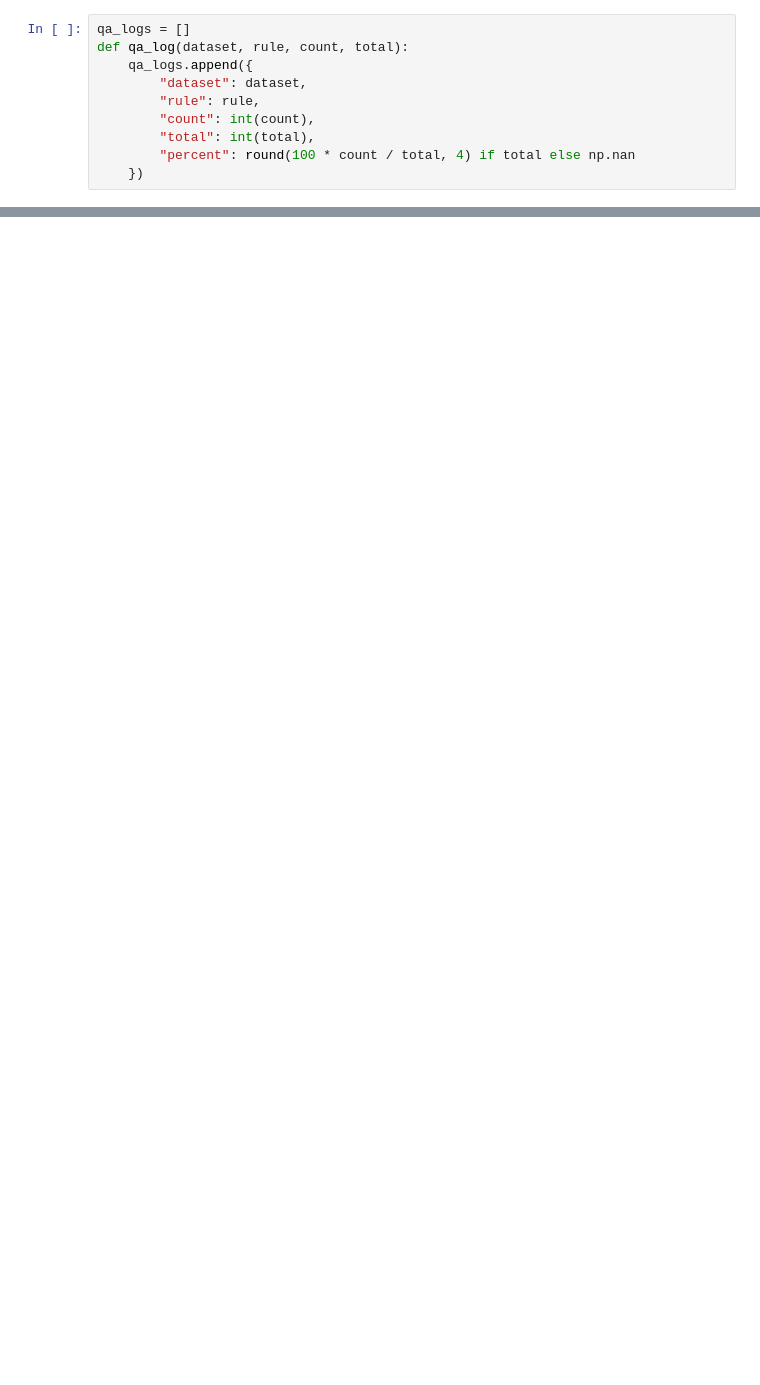
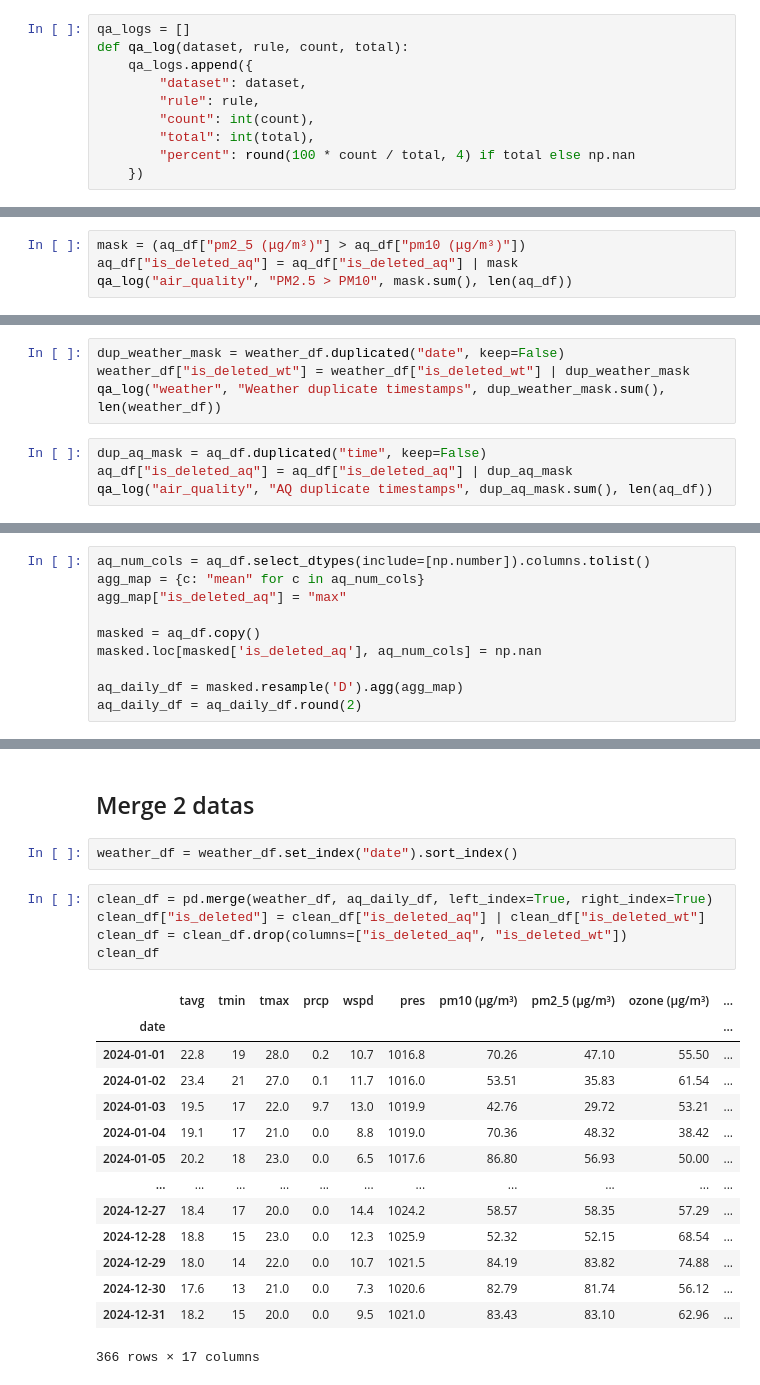
Before and after one commit to tannedjames/2526-LTXLDL-Project-AIT2006-4-3.2, a Jupyter notebook: dung/src/main.ipynb, the cells around one changed output, grey strips where cells are left out. Drawn from its saved outputs; the diff is of its cells as text; blank space fills up the shorter version.

```diff
--- a/dung/src/main.ipynb
+++ b/dung/src/main.ipynb
@@ -216,0 +199,4 @@ qa_df.to_csv(reports_dir / "qa_summary.csv", index=False)
+# %%
+mask = (aq_df["pm2_5 (μg/m³)"] > aq_df["pm10 (μg/m³)"])
+aq_df["is_deleted_aq"] = aq_df["is_deleted_aq"] | mask
+qa_log("air_quality", "PM2.5 > PM10", mask.sum(), len(aq_df))
@@ -216,0 +205,8 @@ qa_df.to_csv(reports_dir / "qa_summary.csv", index=False)
+# %%
+dup_weather_mask = weather_df.duplicated("date", keep=False)
+weather_df["is_deleted_wt"] = weather_df["is_deleted_wt"] | dup_weather_mask
+qa_log("weather", "Weather duplicate timestamps", dup_weather_mask.sum(), len(weather_df))
+# %%
+dup_aq_mask = aq_df.duplicated("time", keep=False)
+aq_df["is_deleted_aq"] = aq_df["is_deleted_aq"] | dup_aq_mask
+qa_log("air_quality", "AQ duplicate timestamps", dup_aq_mask.sum(), len(aq_df))
@@ -216,0 +271,10 @@ qa_df.to_csv(reports_dir / "qa_summary.csv", index=False)
+# %%
+aq_num_cols = aq_df.select_dtypes(include=[np.number]).columns.tolist()
+agg_map = {c: "mean" for c in aq_num_cols}
+agg_map["is_deleted_aq"] = "max"
+
+masked = aq_df.copy()
+masked.loc[masked['is_deleted_aq'], aq_num_cols] = np.nan
+
+aq_daily_df = masked.resample('D').agg(agg_map)
+aq_daily_df = aq_daily_df.round(2)
@@ -216,0 +298,24 @@ qa_df.to_csv(reports_dir / "qa_summary.csv", index=False)
+# %% [markdown]
+## Merge 2 datas
+# %%
+weather_df = weather_df.set_index("date").sort_index()
+# %%
+clean_df = pd.merge(weather_df, aq_daily_df, left_index=True, right_index=True)
+clean_df["is_deleted"] = clean_df["is_deleted_aq"] | clean_df["is_deleted_wt"]
+clean_df = clean_df.drop(columns=["is_deleted_aq", "is_deleted_wt"])
+clean_df
+# %% [output]
+|  | tavg | tmin | tmax | prcp | wspd | pres | pm10 (μg/m³) | pm2_5 (μg/m³) | ozone (μg/m³) | ... |
+| date |  |  |  |  |  |  |  |  |  | ... |
+| 2024-01-01 | 22.8 | 19 | 28.0 | 0.2 | 10.7 | 1016.8 | 70.26 | 47.10 | 55.50 | ... |
+| 2024-01-02 | 23.4 | 21 | 27.0 | 0.1 | 11.7 | 1016.0 | 53.51 | 35.83 | 61.54 | ... |
+| 2024-01-03 | 19.5 | 17 | 22.0 | 9.7 | 13.0 | 1019.9 | 42.76 | 29.72 | 53.21 | ... |
+| 2024-01-04 | 19.1 | 17 | 21.0 | 0.0 | 8.8 | 1019.0 | 70.36 | 48.32 | 38.42 | ... |
+| 2024-01-05 | 20.2 | 18 | 23.0 | 0.0 | 6.5 | 1017.6 | 86.80 | 56.93 | 50.00 | ... |
+| ... | ... | ... | ... | ... | ... | ... | ... | ... | ... | ... |
+| 2024-12-27 | 18.4 | 17 | 20.0 | 0.0 | 14.4 | 1024.2 | 58.57 | 58.35 | 57.29 | ... |
+| 2024-12-28 | 18.8 | 15 | 23.0 | 0.0 | 12.3 | 1025.9 | 52.32 | 52.15 | 68.54 | ... |
+| 2024-12-29 | 18.0 | 14 | 22.0 | 0.0 | 10.7 | 1021.5 | 84.19 | 83.82 | 74.88 | ... |
+| 2024-12-30 | 17.6 | 13 | 21.0 | 0.0 | 7.3 | 1020.6 | 82.79 | 81.74 | 56.12 | ... |
+| 2024-12-31 | 18.2 | 15 | 20.0 | 0.0 | 9.5 | 1021.0 | 83.43 | 83.10 | 62.96 | ... |
+366 rows × 17 columns
```
Also changed, not shown: parts of 51 cells of this notebook, 5 other files.
